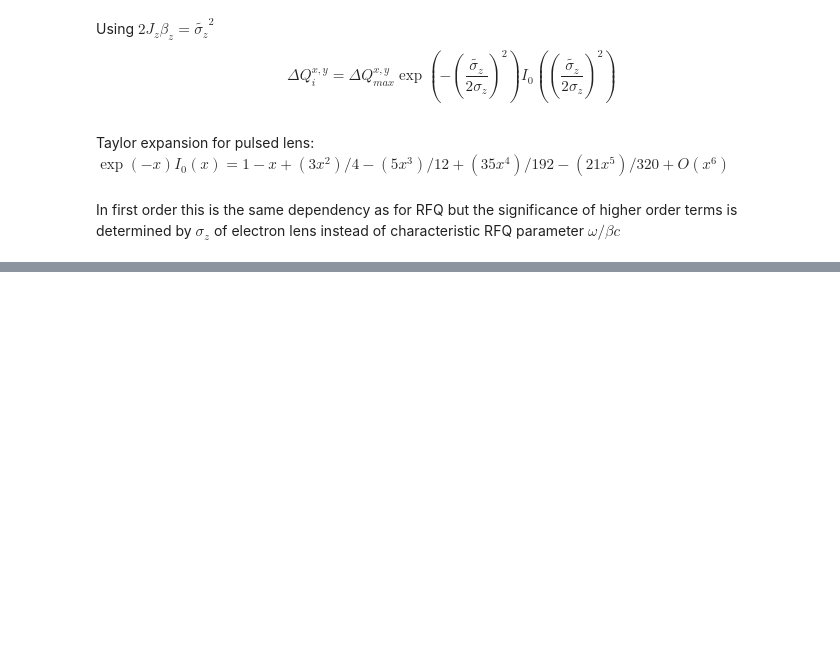
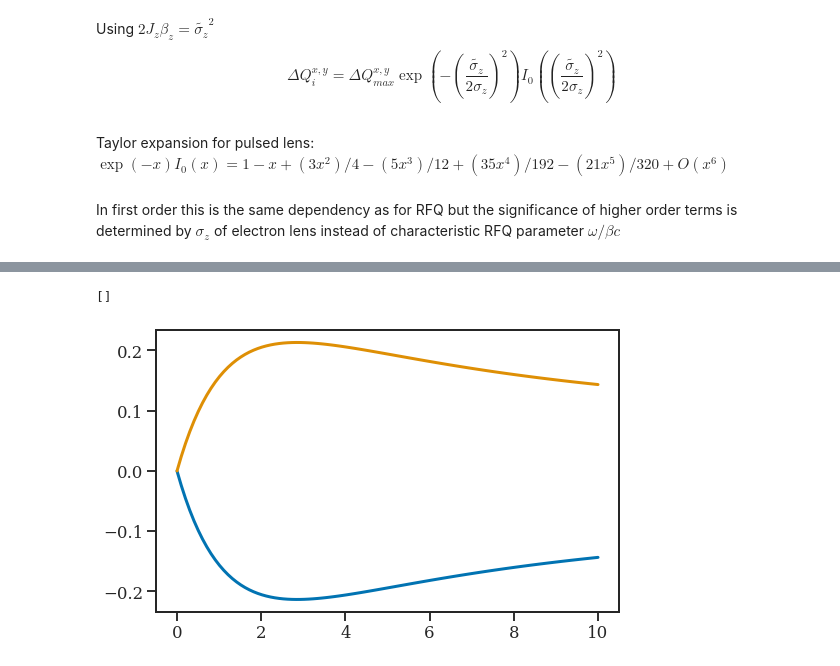
Before and after one commit to gubaidulinvadim/Dispersion-relations, a Jupyter notebook: Longitudinal Stability Diagrams.ipynb, the cells around one changed output, grey strips where cells are left out. Drawn from its saved outputs; the diff is of its cells as text; code cells hidden in the pictures; blank space fills up the shorter version.

```diff
--- a/Longitudinal Stability Diagrams.ipynb
+++ b/Longitudinal Stability Diagrams.ipynb
@@ -73,0 +208,7 @@ In first order this is the same dependency as for RFQ but the significance of hi
+# %%
+%%time
+Jz = np.linspace(0, 10, 100)
+plt.plot(Jz, B(Jz, np.pi/4))
+plt.plot(Jz, B(Jz, -np.pi/4))
+plt.plot()
+# %% [output]
@@ -73,0 +217,2 @@ In first order this is the same dependency as for RFQ but the significance of hi
+[]
+[figure, added]
```
Also changed, not shown: parts of 14 cells of this notebook, 5 other files.
